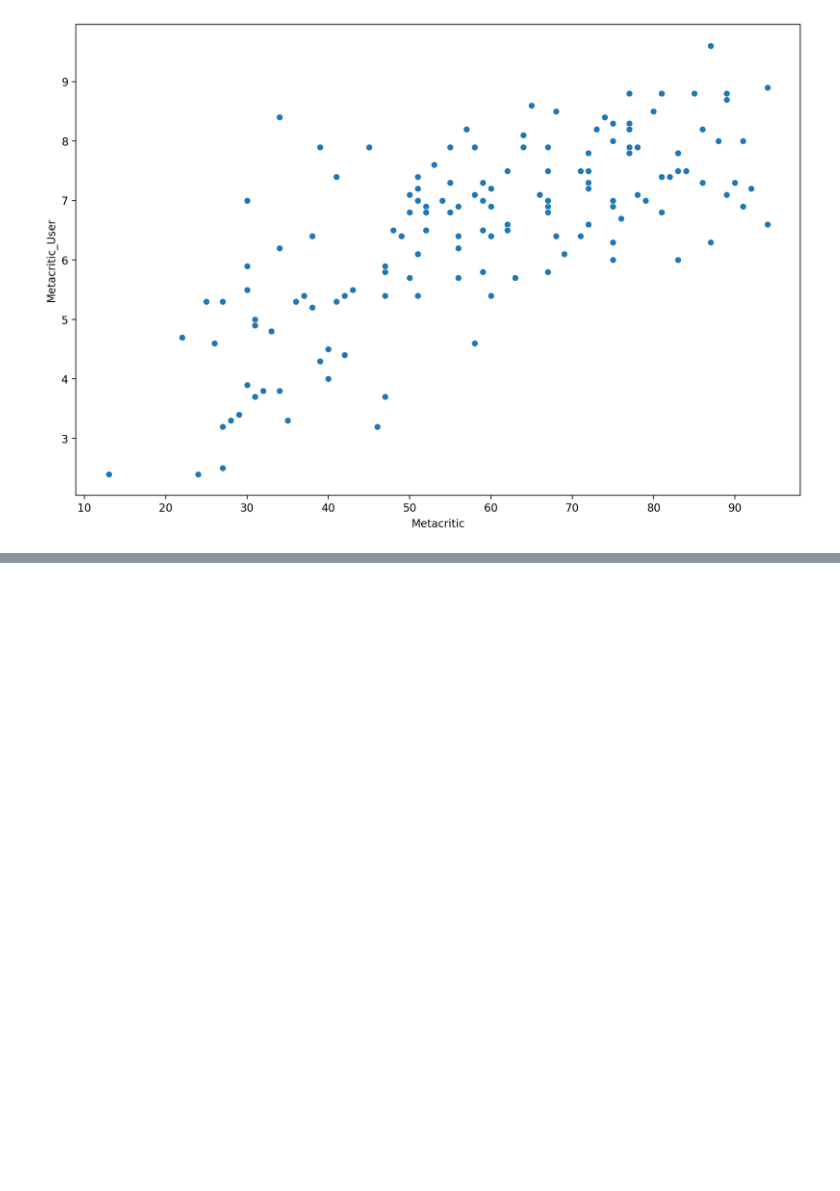
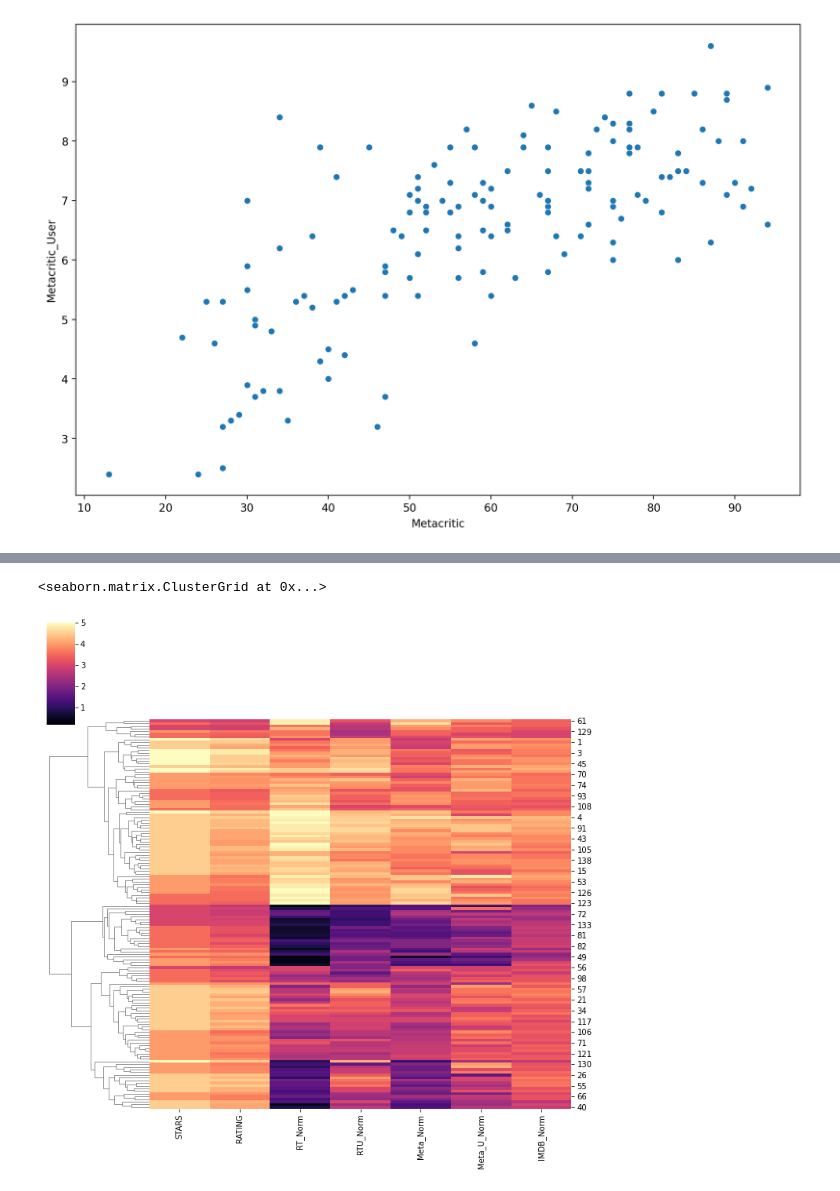
Before and after one commit to NabeelGhazali/Data-Analysis-Projects, a Jupyter notebook: Data Analysis on Fake Movie Ratings/Data Analysis on Movie Ratings.ipynb, the cells around one changed output, grey strips where cells are left out. Cells and saved outputs as stored; diff of their text form; code cells hidden in the pictures; blank space fills up the shorter version.

```diff
--- a/Data Analysis on Fake Movie Ratings/Data Analysis on Movie Ratings.ipynb
+++ b/Data Analysis on Fake Movie Ratings/Data Analysis on Movie Ratings.ipynb
@@ -411,0 +425,5 @@ norm_scores
+# %%
+sns.clustermap(norm_scores,cmap='magma',col_cluster=False)
+# %% [output]
+<seaborn.matrix.ClusterGrid at 0x...>
+[figure, added]
```
Also changed, not shown: parts of 30 cells of this notebook.
